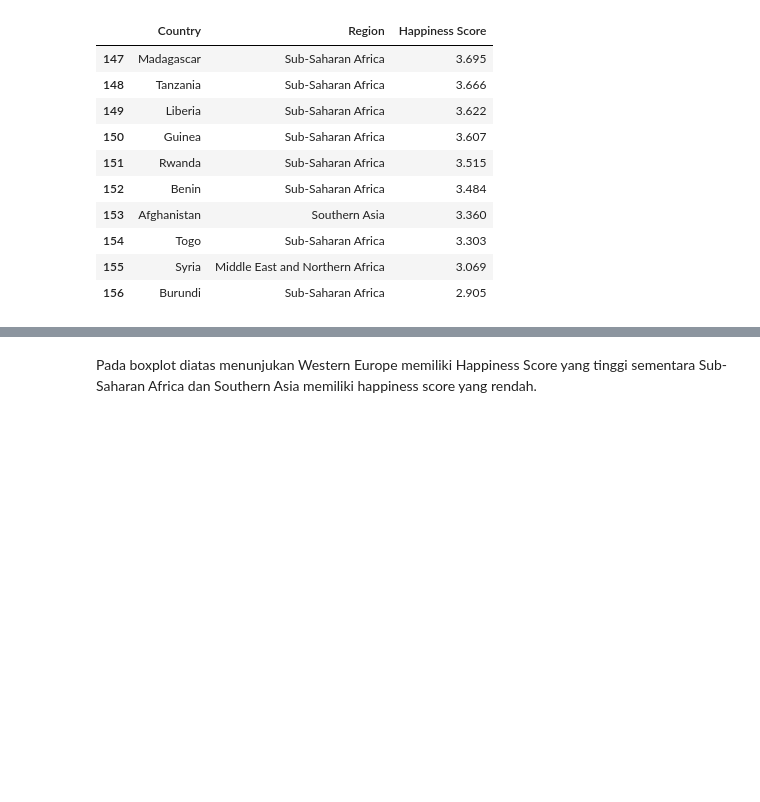
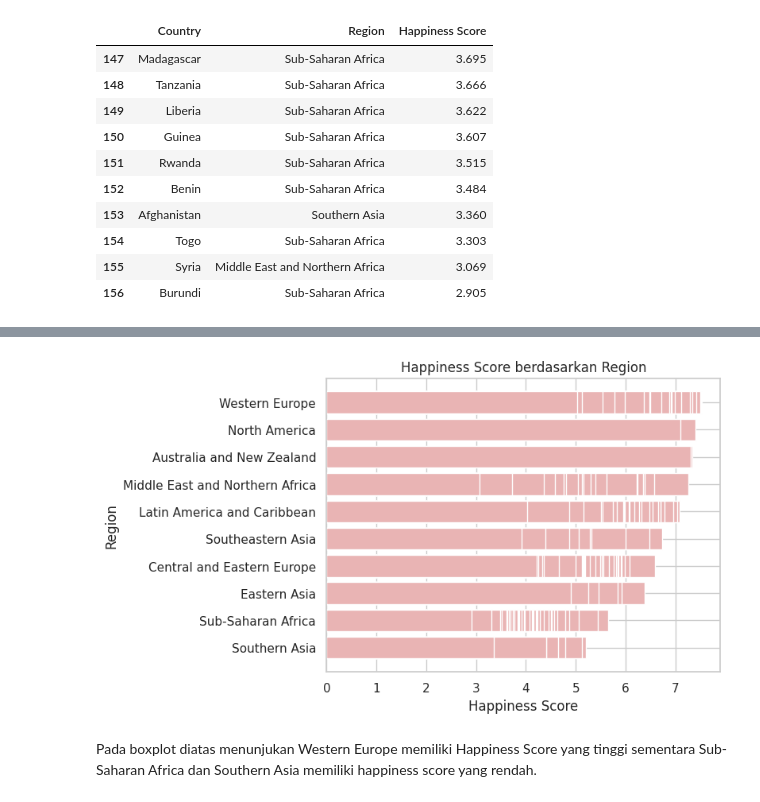
Before and after one commit to Astriddmr/World_Happiness_Report_2016, a Jupyter notebook: World_Happiness_Report_2016.ipynb, the cells around one changed output, grey strips where cells are left out. Cells and saved outputs as stored; diff of their text form; code cells hidden in the pictures; blank space fills up the shorter version.

```diff
--- a/World_Happiness_Report_2016.ipynb
+++ b/World_Happiness_Report_2016.ipynb
@@ -192,3 +187,12 @@ px.box(df_2016, x="Region", y="Happiness Score", color="Region")
+# %%
+plt.barh(df_2016['Region'], df_2016['Happiness Score'], color='#E9B4B4')
+plt.xlabel('Happiness Score')
+plt.ylabel('Region')
+plt.title('Happiness Score berdasarkan Region')
+plt.gca().invert_yaxis()  # Reverse the y-axis to show the highest perception on top
+plt.show()
+# %% [output]
+[figure, added]
 # %% [markdown]
 Pada boxplot diatas menunjukan Western Europe memiliki Happiness Score yang tinggi sementara Sub-Saharan Africa dan Southern Asia memiliki happiness score yang rendah.
 # %%
```
Also changed, not shown: parts of 2 cells of this notebook.
